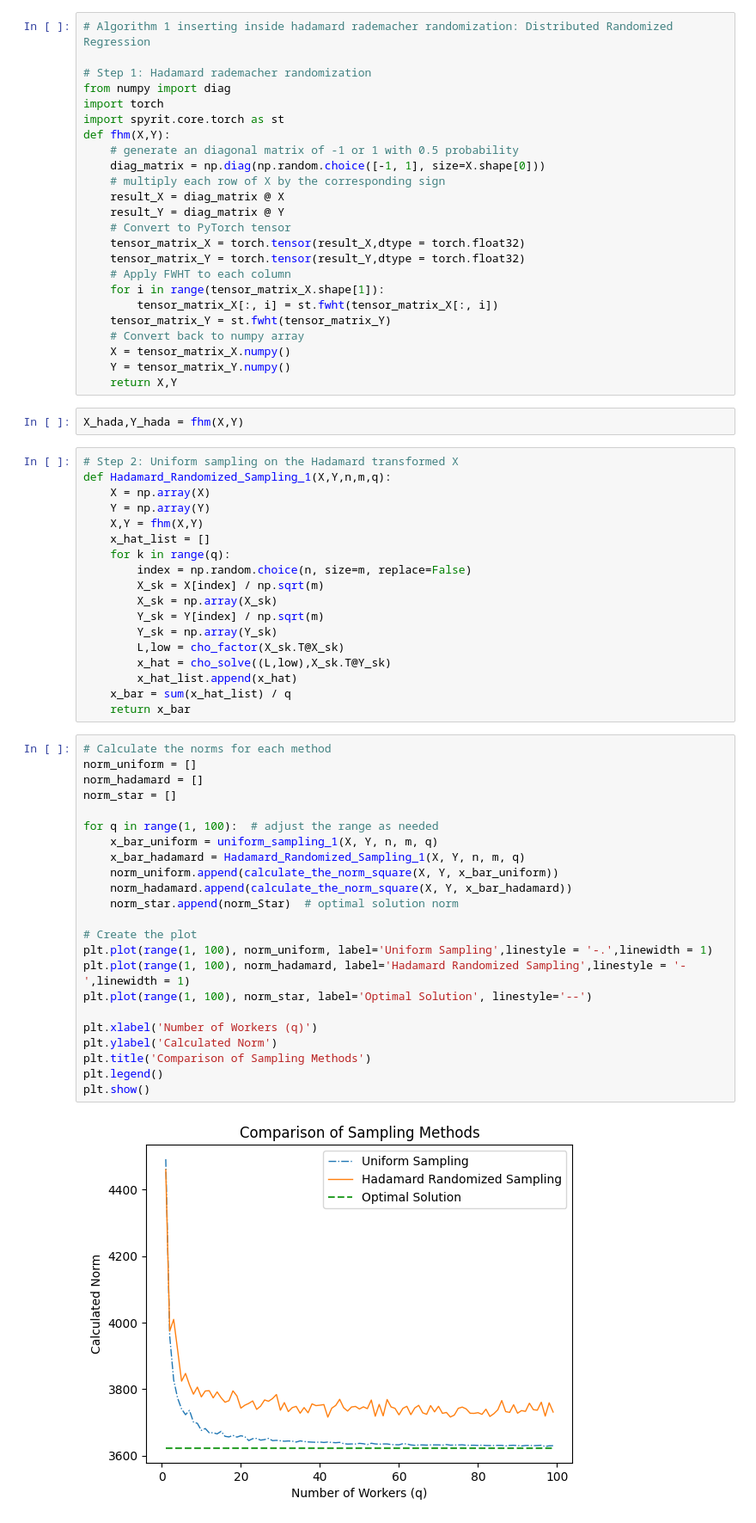
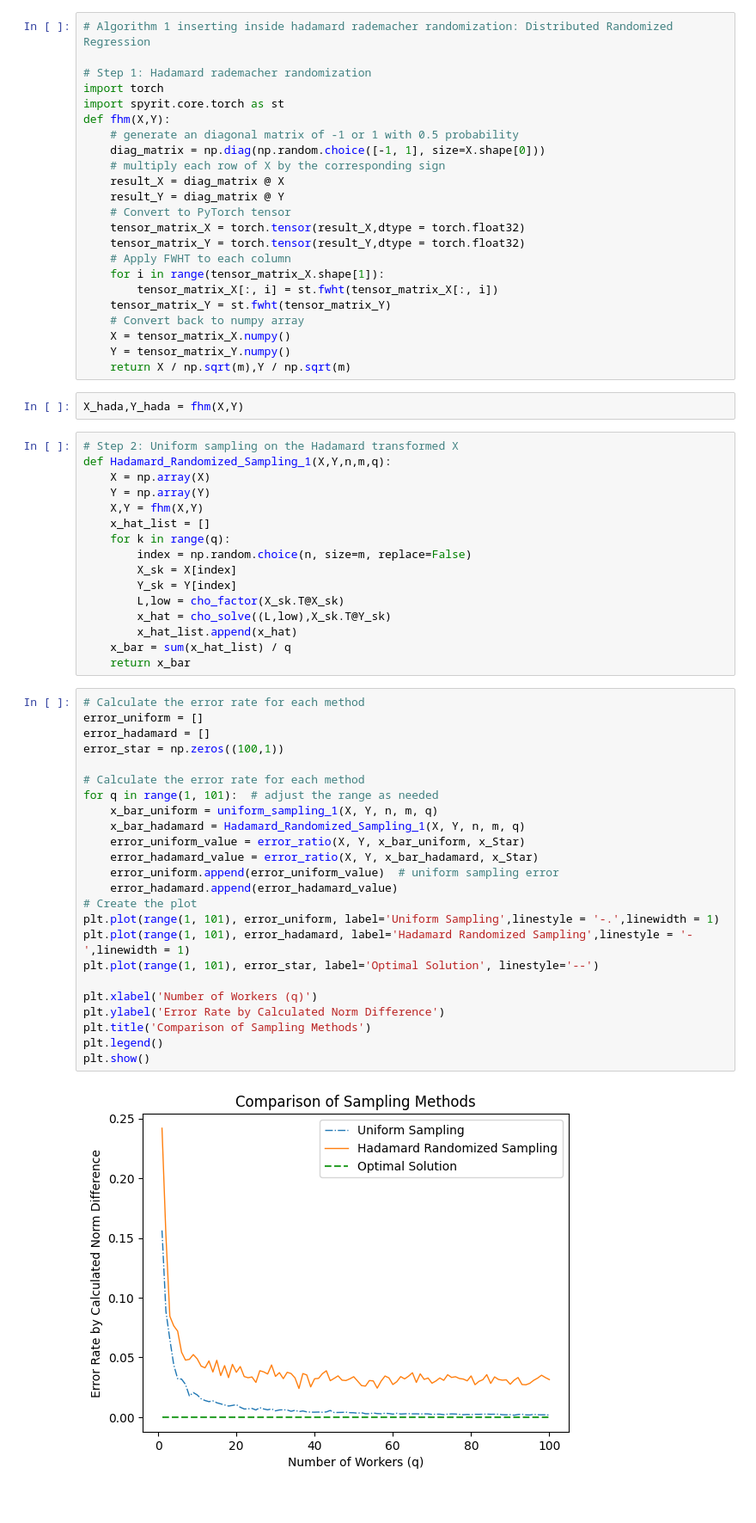
Before and after one commit to FergieLigaLlj/Statistical-Machine-Learning-Research-with-Pro.-Zhang-Zhixiang, a Jupyter notebook: Distributed Sketching for Randomized Optimization in Regression Training/step 2_Randomized Hadamard Sketch vs uniform sampling/UniformExperimentPython.ipynb, the cells around one changed output. Shown: that part at 86% size. Drawn from its saved outputs; the diff is of its cells as text.

```diff
--- a/Distributed Sketching for Randomized Optimization in Regression Training/step 2_Randomized Hadamard Sketch vs uniform sampling/UniformExperimentPython.ipynb
+++ b/Distributed Sketching for Randomized Optimization in Regression Training/step 2_Randomized Hadamard Sketch vs uniform sampling/UniformExperimentPython.ipynb
@@ -295,7 +275,6 @@ plt.show()
 # Algorithm 1 inserting inside hadamard rademacher randomization: Distributed Randomized Regression
 
 # Step 1: Hadamard rademacher randomization
-from numpy import diag
 import torch
 import spyrit.core.torch as st
 def fhm(X,Y):
@@ -314,7 +293,7 @@ def fhm(X,Y):
     # Convert back to numpy array
     X = tensor_matrix_X.numpy()
     Y = tensor_matrix_Y.numpy()
-    return X,Y
+    return X / np.sqrt(m),Y / np.sqrt(m)
 # %%
 X_hada,Y_hada = fhm(X,Y)
 # %%
@@ -326,37 +305,36 @@ def Hadamard_Randomized_Sampling_1(X,Y,n,m,q):
     x_hat_list = []
     for k in range(q):
         index = np.random.choice(n, size=m, replace=False)
-        X_sk = X[index] / np.sqrt(m)
-        X_sk = np.array(X_sk)
-        Y_sk = Y[index] / np.sqrt(m)
-        Y_sk = np.array(Y_sk)
+        X_sk = X[index]
+        Y_sk = Y[index]
         L,low = cho_factor(X_sk.T@X_sk)
         x_hat = cho_solve((L,low),X_sk.T@Y_sk)
         x_hat_list.append(x_hat)
     x_bar = sum(x_hat_list) / q
     return x_bar
 # %%
-# Calculate the norms for each method
-norm_uniform = []
-norm_hadamard = []
-norm_star = []
+# Calculate the error rate for each method
+error_uniform = []
+error_hadamard = []
+error_star = np.zeros((100,1))
 
-for q in range(1, 100):  # adjust the range as needed
+# Calculate the error rate for each method
+for q in range(1, 101):  # adjust the range as needed
     x_bar_uniform = uniform_sampling_1(X, Y, n, m, q)
     x_bar_hadamard = Hadamard_Randomized_Sampling_1(X, Y, n, m, q)
-    norm_uniform.append(calculate_the_norm_square(X, Y, x_bar_uniform))
-    norm_hadamard.append(calculate_the_norm_square(X, Y, x_bar_hadamard))
-    norm_star.append(norm_Star)  # optimal solution norm
-
+    error_uniform_value = error_ratio(X, Y, x_bar_uniform, x_Star)
+    error_hadamard_value = error_ratio(X, Y, x_bar_hadamard, x_Star)
+    error_uniform.append(error_uniform_value)  # uniform sampling error
+    error_hadamard.append(error_hadamard_value)
 # Create the plot
-plt.plot(range(1, 100), norm_uniform, label='Uniform Sampling',linestyle = '-.',linewidth = 1)
-plt.plot(range(1, 100), norm_hadamard, label='Hadamard Randomized Sampling',linestyle = '-',linewidth = 1)
-plt.plot(range(1, 100), norm_star, label='Optimal Solution', linestyle='--')
+plt.plot(range(1, 101), error_uniform, label='Uniform Sampling',linestyle = '-.',linewidth = 1)
+plt.plot(range(1, 101), error_hadamard, label='Hadamard Randomized Sampling',linestyle = '-',linewidth = 1)
+plt.plot(range(1, 101), error_star, label='Optimal Solution', linestyle='--')
 
 plt.xlabel('Number of Workers (q)')
-plt.ylabel('Calculated Norm')
+plt.ylabel('Error Rate by Calculated Norm Difference')
 plt.title('Comparison of Sampling Methods')
 plt.legend()
 plt.show()
 # %% [output]
-[figure, old version]
+[figure, new version]
```
Also changed, not shown: parts of 5 cells of this notebook, 1 other file.
